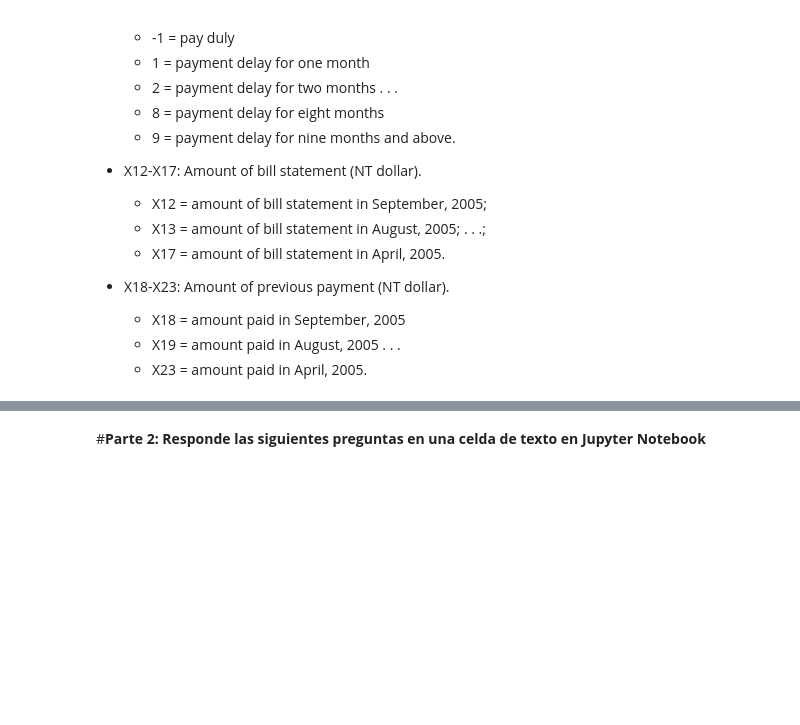
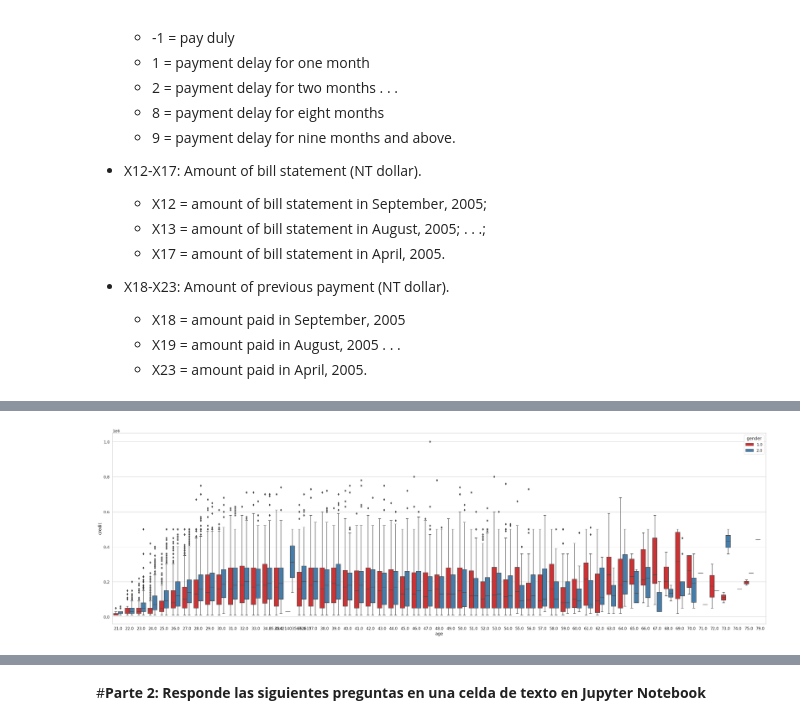
Before and after one commit to PosgradoMNA/actividades-del-projecto-equipo-35, a Jupyter notebook: Semana_4_Actividad_1.ipynb, the cells around one changed output, grey strips where cells are left out. Drawn from its saved outputs; the diff is of its cells as text; code cells hidden in the pictures; blank space fills up the shorter version.

```diff
--- a/Semana_4_Actividad_1.ipynb
+++ b/Semana_4_Actividad_1.ipynb
@@ -624,0 +519,4 @@ Name: PC2, dtype: float64
+# %%
+plot_box_plot('age', 'credit', 'gender', (40, 12), df)
+# %% [output]
+[figure, added]
```
Also changed, not shown: parts of 119 cells of this notebook.
